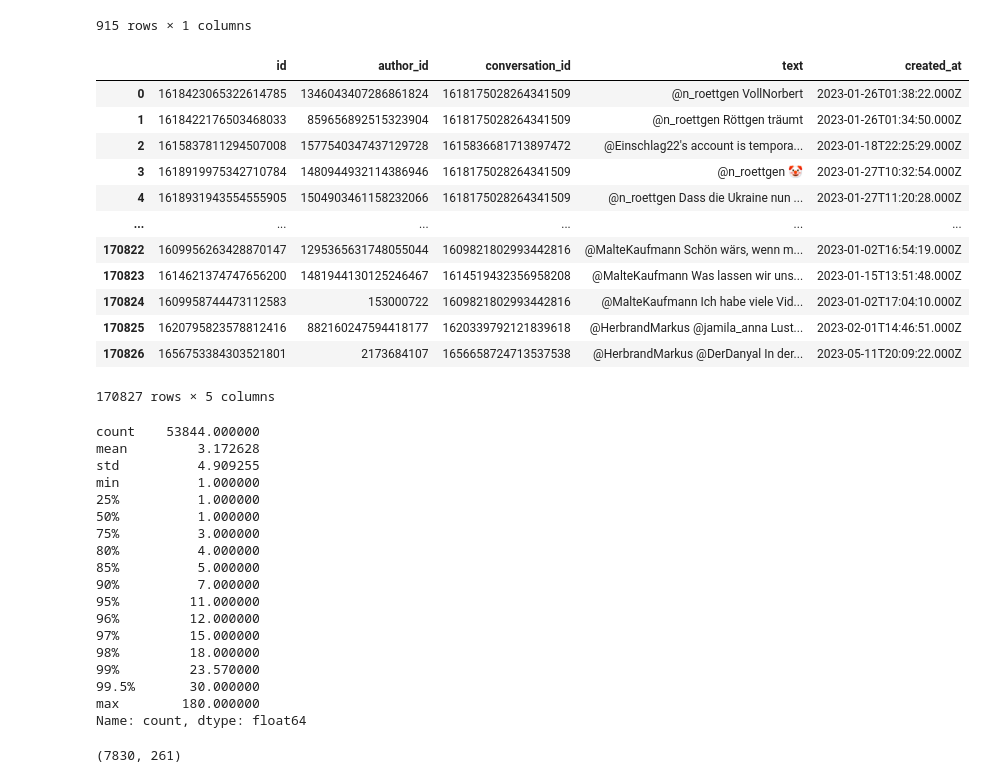
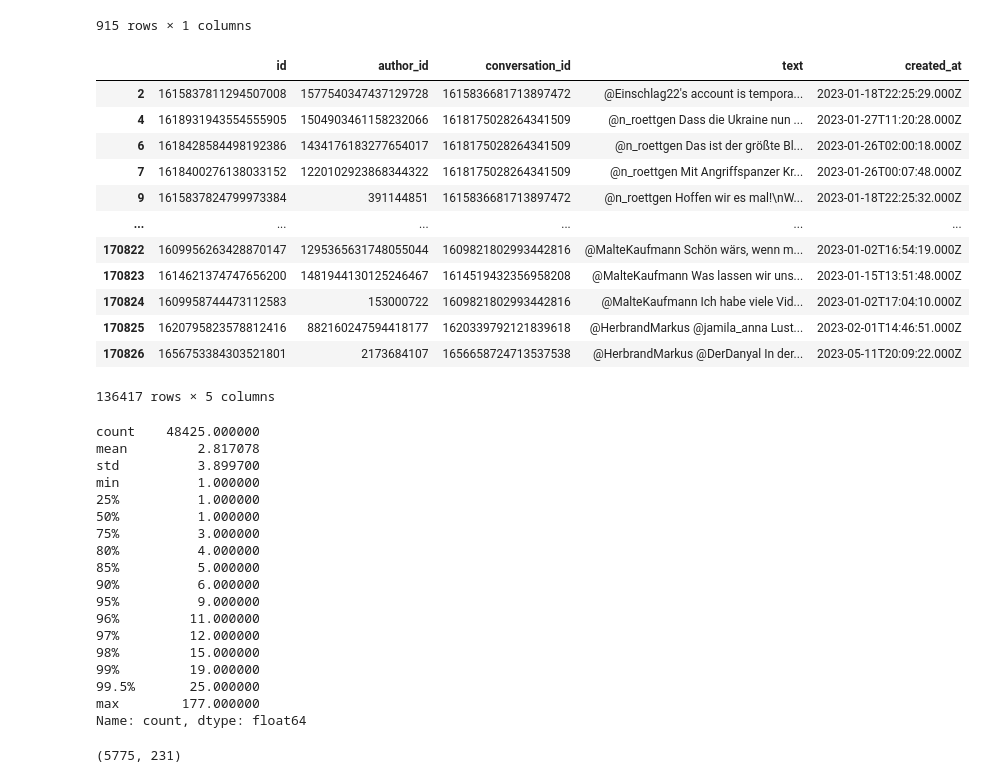
Before and after one commit to cl-trier/TWON-Agents, a Jupyter notebook: notebooks/00--Twitter-Germany-Replies-Processing.ipynb, the cells around one changed output. Drawn from its saved outputs; the diff is of its cells as text; code cells hidden in the pictures.

```diff
--- a/notebooks/00--Twitter-Germany-Replies-Processing.ipynb
+++ b/notebooks/00--Twitter-Germany-Replies-Processing.ipynb
@@ -29,48 +29,51 @@ post_ids
 # %%
 replies = (
     pandas.read_csv("../data/raw/twitter.german/GermanyReplies2023.csv", index_col=0)
     .merge(post_ids, left_on="conversation_id", right_on="id")
-    .drop(columns=["username", "id_y"])
     .rename(columns={"id_x": "id"})
+    # exclude tweets with urls
+    .pipe(lambda _df: _df[~_df["text"].str.contains("https://")])
+    # exclude tweets that are short than 32 characters
+    .pipe(lambda _df: _df[_df["text"].str.len() > 32])
     [["id", "author_id", "conversation_id", "text", "created_at"]]
 )
 replies
 # %% [output]
 |  | id | author_id | conversation_id | text | created_at |
-| 0 | 1618423065322614785 | 1346043407286861824 | 1618175028264341509 | @n_roettgen VollNorbert | 2023-01-26T01:38:22.000Z |
-| 1 | 1618422176503468033 | 859656892515323904 | 1618175028264341509 | @n_roettgen Röttgen träumt | 2023-01-26T01:34:50.000Z |
 | 2 | 1615837811294507008 | 1577540347437129728 | 1615836681713897472 | @Einschlag22's account is tempora... | 2023-01-18T22:25:29.000Z |
-| 3 | 1618919975342710784 | 1480944932114386946 | 1618175028264341509 | @n_roettgen 🤡 | 2023-01-27T10:32:54.000Z |
 | 4 | 1618931943554555905 | 1504903461158232066 | 1618175028264341509 | @n_roettgen Dass die Ukraine nun ... | 2023-01-27T11:20:28.000Z |
+| 6 | 1618428584498192386 | 1434176183277654017 | 1618175028264341509 | @n_roettgen Das ist der größte Bl... | 2023-01-26T02:00:18.000Z |
+| 7 | 1618400276138033152 | 1220102923868344322 | 1618175028264341509 | @n_roettgen Mit Angriffspanzer Kr... | 2023-01-26T00:07:48.000Z |
+| 9 | 1615837824799973384 | 391144851 | 1615836681713897472 | @n_roettgen Hoffen wir es mal!\nW... | 2023-01-18T22:25:32.000Z |
 | ... | ... | ... | ... | ... | ... |
 | 170822 | 1609956263428870147 | 1295365631748055044 | 1609821802993442816 | @MalteKaufmann Schön wärs, wenn m... | 2023-01-02T16:54:19.000Z |
 | 170823 | 1614621374747656200 | 1481944130125246467 | 1614519432356958208 | @MalteKaufmann Was lassen wir uns... | 2023-01-15T13:51:48.000Z |
 | 170824 | 1609958744473112583 | 153000722 | 1609821802993442816 | @MalteKaufmann Ich habe viele Vid... | 2023-01-02T17:04:10.000Z |
 | 170825 | 1620795823578812416 | 882160247594418177 | 1620339792121839618 | @HerbrandMarkus @jamila_anna Lust... | 2023-02-01T14:46:51.000Z |
 | 170826 | 1656753384303521801 | 2173684107 | 1656658724713537538 | @HerbrandMarkus @DerDanyal In der... | 2023-05-11T20:09:22.000Z |
-170827 rows × 5 columns
+136417 rows × 5 columns
 # %%
 # calculate the distribution of user activity (number of posts)
 user_activity_dist: pandas.Series = replies["author_id"].value_counts().describe(percentiles=[.25, .5, .75, .8, .85, .9, .95, .96, .97, .98, .99, .995])
 user_activity_dist
 # %% [output]
-count    53844.000000
-mean         3.172628
-std          4.909255
+count    48425.000000
+mean         2.817078
+std          3.899700
 min          1.000000
 25%          1.000000
 50%          1.000000
 75%          3.000000
 80%          4.000000
 85%          5.000000
-90%          7.000000
-95%         11.000000
-96%         12.000000
-97%         15.000000
-98%         18.000000
-99%         23.570000
-99.5%       30.000000
-max        180.000000
+90%          6.000000
+95%          9.000000
+96%         11.000000
+97%         12.000000
+98%         15.000000
+99%         19.000000
+99.5%       25.000000
+max        177.000000
 Name: count, dtype: float64
 # %%
 sampled_replies: pandas.DataFrame = (
@@ -88,7 +91,7 @@ sampled_replies: pandas.DataFrame = (
 
 len(sampled_replies), len(sampled_replies["author_id"].unique())
 # %% [output]
-(7830, 261)
+(5775, 231)
 # %%
 sampled_replies
 # %% [output]
```
Also changed, not shown: parts of 6 cells of this notebook, 2 other files.
